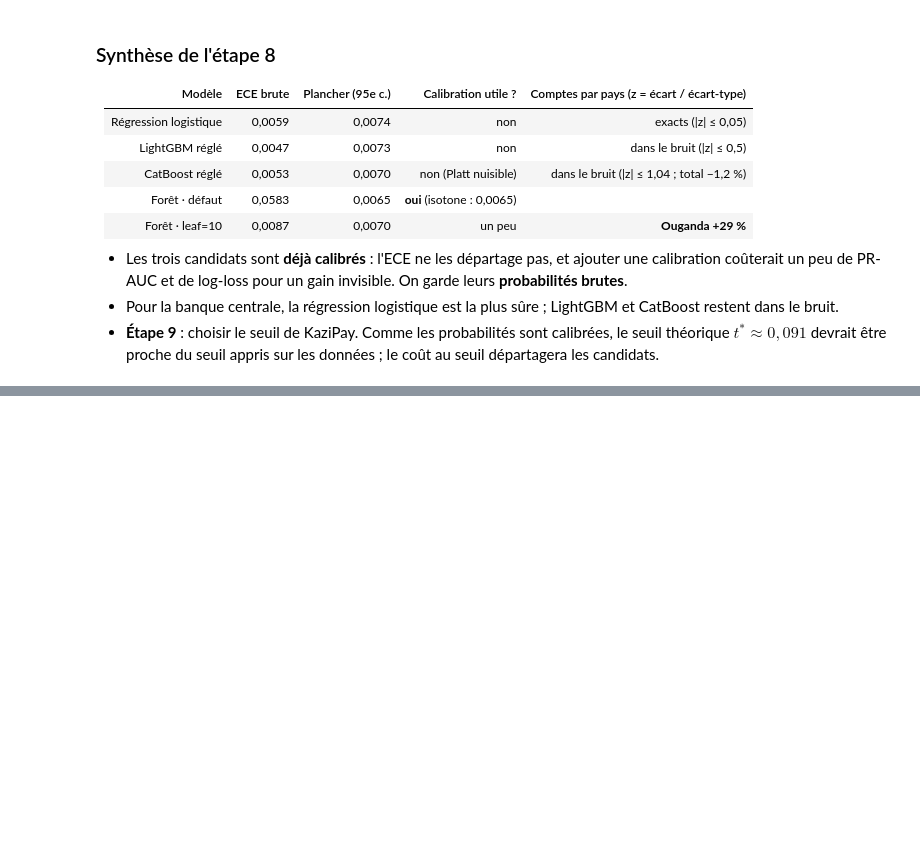
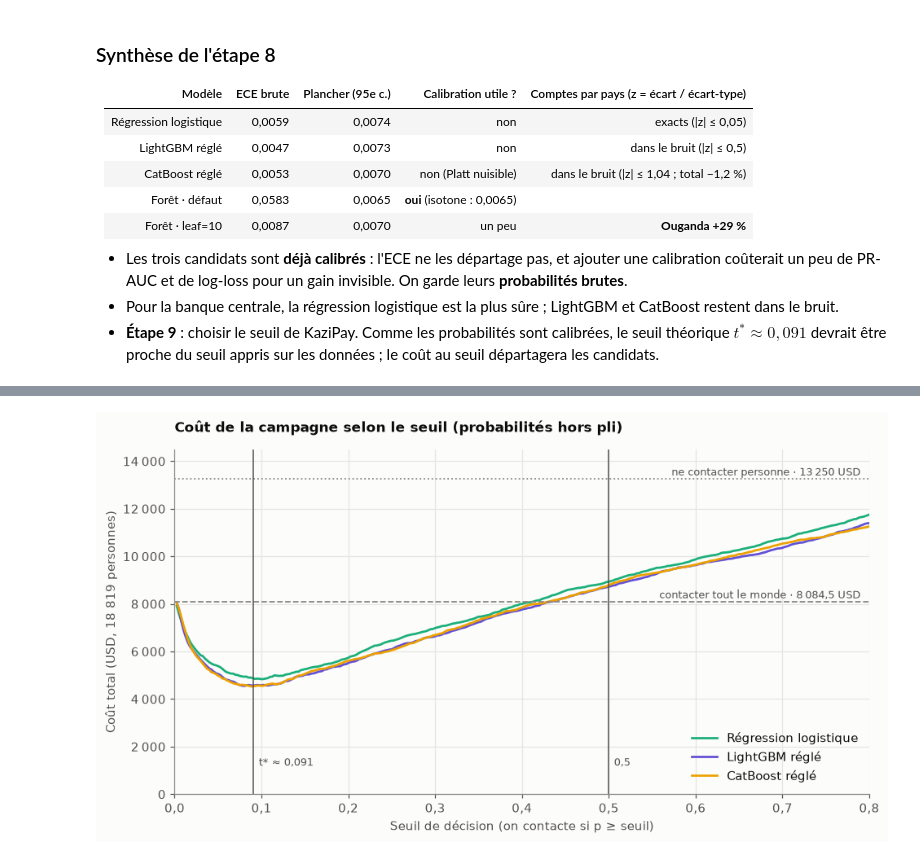
Before and after one commit to kmache/financial-inclusion-africa, a Jupyter notebook: notebooks/05_calibration_seuil.ipynb, the cells around one changed output, grey strips where cells are left out. Cells and saved outputs as stored; diff of their text form; code cells hidden in the pictures; blank space fills up the shorter version.

```diff
--- a/notebooks/05_calibration_seuil.ipynb
+++ b/notebooks/05_calibration_seuil.ipynb
@@ -462,0 +551,12 @@ plt.show()
+# %%
+n_pos, n_neg = int(y_train.sum()), int((1 - y_train).sum())
+strategies = pd.Series({
+    "contacter tout le monde": C_FP * n_neg,
+    "ne contacter personne": C_FN * n_pos,
+    "LightGBM réglé au seuil 0,5": q91.loc[("LightGBM réglé", "0,5"), "coût (USD)"],
+    "LightGBM réglé au seuil t*": q91.loc[("LightGBM réglé", "t*"), "coût (USD)"],
+    "CatBoost réglé au seuil t*": q91.loc[("CatBoost réglé", "t*"), "coût (USD)"],
+}, name="coût (USD)").to_frame()
+strategies["coût / personne"] = strategies["coût (USD)"] / N_PEOPLE
+print(f"{n_pos} personnes ont un compte, {n_neg} n'en ont pas")
+strategies.round(3)
@@ -462,0 +571,20 @@ plt.show()
+# %%
+fig, ax = plt.subplots(figsize=(10, 5))
+for name in CANDIDATS:
+    ax.plot(GRID, cost_curve(y_train, oof[(name, "brute")], GRID), color=MODEL_COLORS[name], lw=1.8, label=name)
+for label, value, ls in [("contacter tout le monde", C_FP * n_neg, "--"), ("ne contacter personne", C_FN * n_pos, ":")]:
+    ax.axhline(value, color=viz.INK_3, ls=ls, lw=1.2)
+    ax.text(0.79, value + 150, f"{label} · {viz.fr(f'{value:,.1f}').replace(',0', '')} USD", ha="right", fontsize=8.5, color=viz.INK_2)
+for t, label in [(T_STAR, "t* ≈ 0,091"), (0.5, "0,5")]:
+    ax.axvline(t, color=viz.INK_2, lw=1)
+    ax.text(t + 0.006, 1200, label, fontsize=8.5, color=viz.INK_2)
+ax.set(xlim=(0, 0.8), ylim=(0, 14500), xlabel="Seuil de décision (on contacte si p ≥ seuil)",
+       ylabel="Coût total (USD, 18 819 personnes)",
+       title="Coût de la campagne selon le seuil (probabilités hors pli)")
+viz.fr_axis(ax, "x", "{:.1f}")
+ax.yaxis.set_major_formatter(plt.FuncFormatter(lambda v, _: viz.fmt_int(v)))
+ax.legend(loc="lower right")
+viz.save(fig, "09_cout_selon_seuil")
+plt.show()
+# %% [output]
+[figure, added]
```
Also changed, not shown: parts of 29 cells of this notebook, 9 other files.
